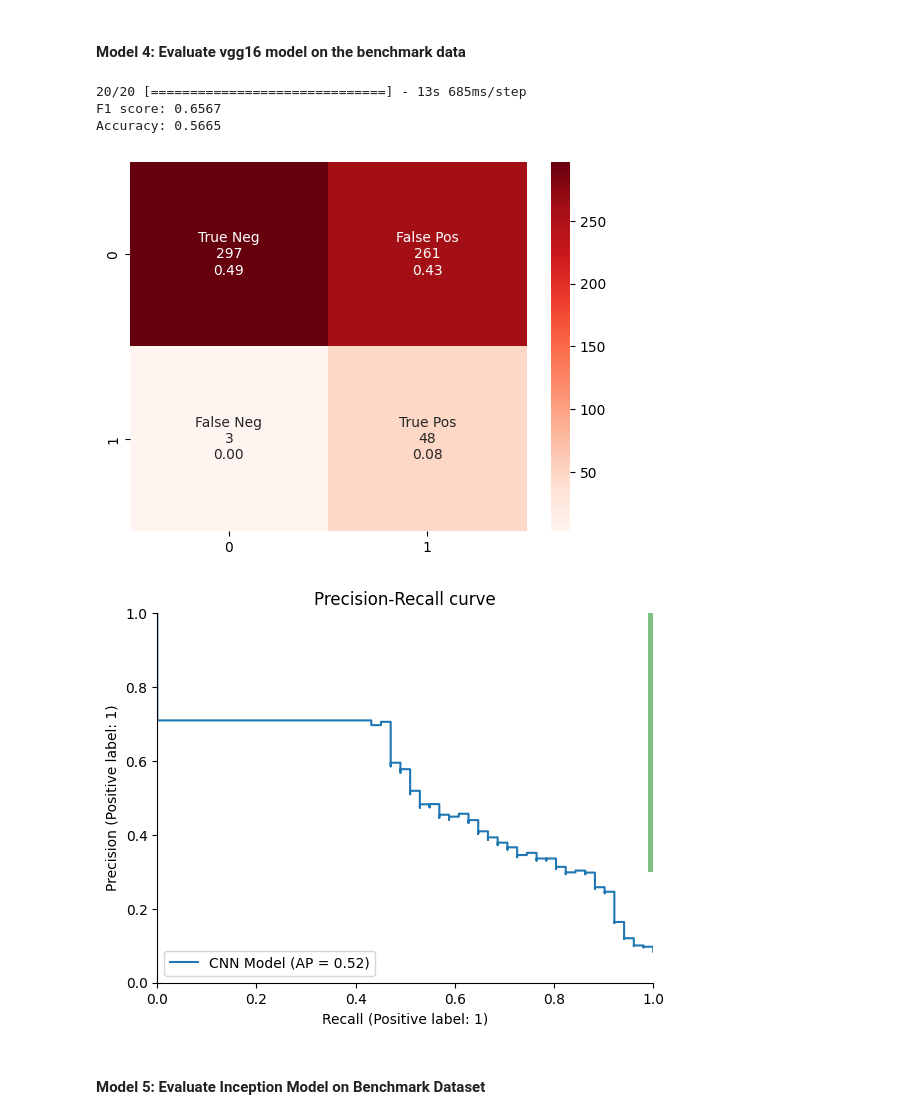
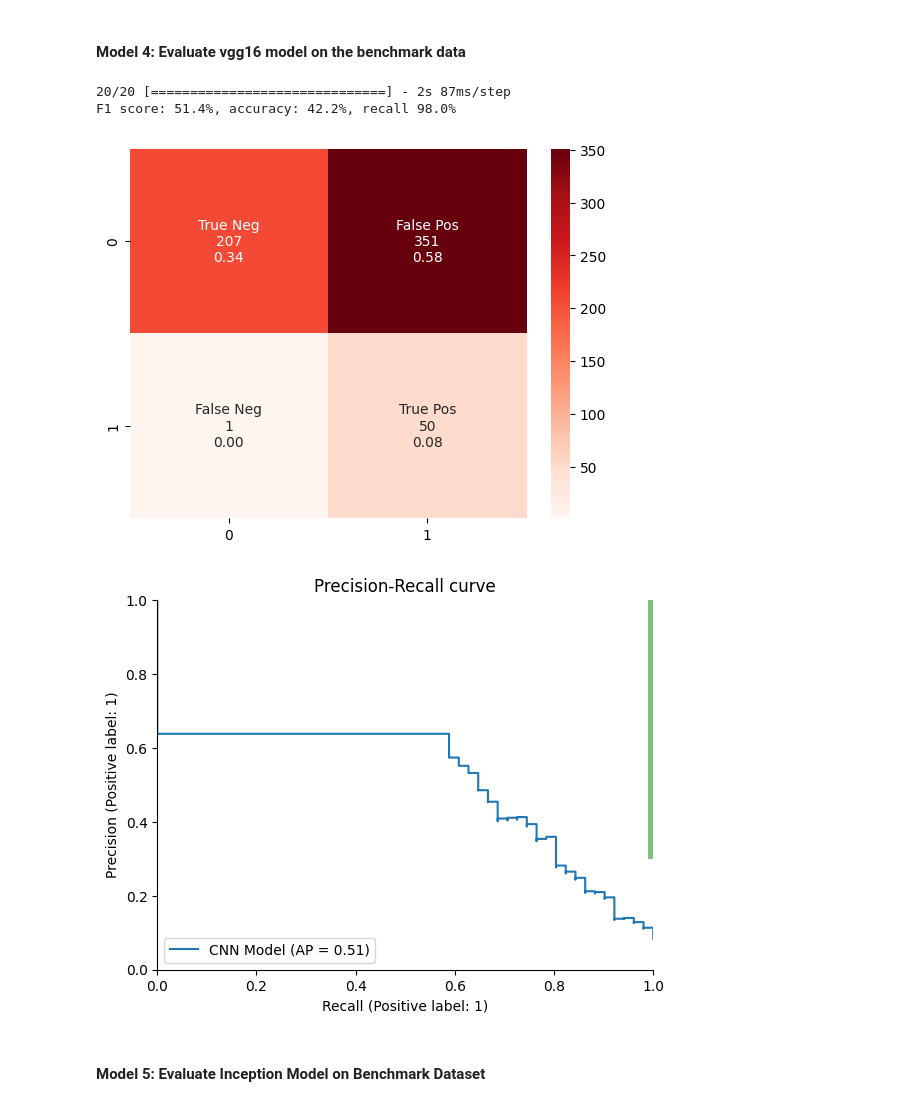
Before and after one commit to ArtemChemist/W207-spring-23-anoop-sneha-art, a Jupyter notebook: W207_project_petridish_final.ipynb, the cells around one changed output. Cells and saved outputs as stored; diff of their text form; code cells hidden in the pictures.

```diff
--- a/W207_project_petridish_final.ipynb
+++ b/W207_project_petridish_final.ipynb
@@ -357,7 +340,7 @@ def evaluate_model(model, history, X_val, y_val, plot_target = False):
     if plot_target:
       _ = display.ax_.fill_between([0.99,1], [0.3,0.3], [1,1], facecolor = 'green', alpha=.5)
 
-    return f1, accuracy, convergence
+    return f1, accuracy, convergence, recall
 
 def evaluate_RF_model(model, X_val, y_val):
     y_true = np.argmax(y_val, axis=1)
@@ -920,7 +882,7 @@ base_model = VGG16(weights='imagenet', include_top=False, input_shape=INPUT_SHAP
 base_model.trainable = False
 
 flatten_layer = Flatten()
-dense_layer_1 = Dense(128, activation='relu')')
+dense_layer_1 = Dense(256, activation='relu')
 drop = Dropout(0.5)
 prediction_layer = Dense(num_classes, activation='softmax')
 
@@ -1306,18 +1252,16 @@ Accuracy: 0.9524
 # %% [markdown]
 #### **Model 4: Evaluate vgg16 model on the benchmark data**
 # %%
-f1, accuracy, convergence = evaluate_model(vgg16_model,vgg16_history, X_bnmrk, y_bnmrk_onehot, True)
+f1, accuracy, convergence, recall = evaluate_model(vgg16_model,vgg16_history, X_bnmrk, y_bnmrk_onehot, True)
 
 # Print the results
-print(f"F1 score: {f1:.4f}")
-print(f"Accuracy: {accuracy:.4f}")
+print(f"F1 score: {100*f1:.1f}%, accuracy: {100*accuracy:.1f}%, recall {100*recall:.1f}%")
 print(f"")
 # %% [output]
-20/20 [==============================] - 13s 685ms/step
-F1 score: 0.6567
-Accuracy: 0.5665
+20/20 [==============================] - 2s 87ms/step
+F1 score: 51.4%, accuracy: 42.2%, recall 98.0%
-[figure, old version]
+[figure, new version]
-[figure, old version]
+[figure, new version]
 # %% [markdown]
 #### **Model 5: Evaluate Inception Model on Benchmark Dataset**
 # %%
```
Also changed, not shown: parts of 32 cells of this notebook.
